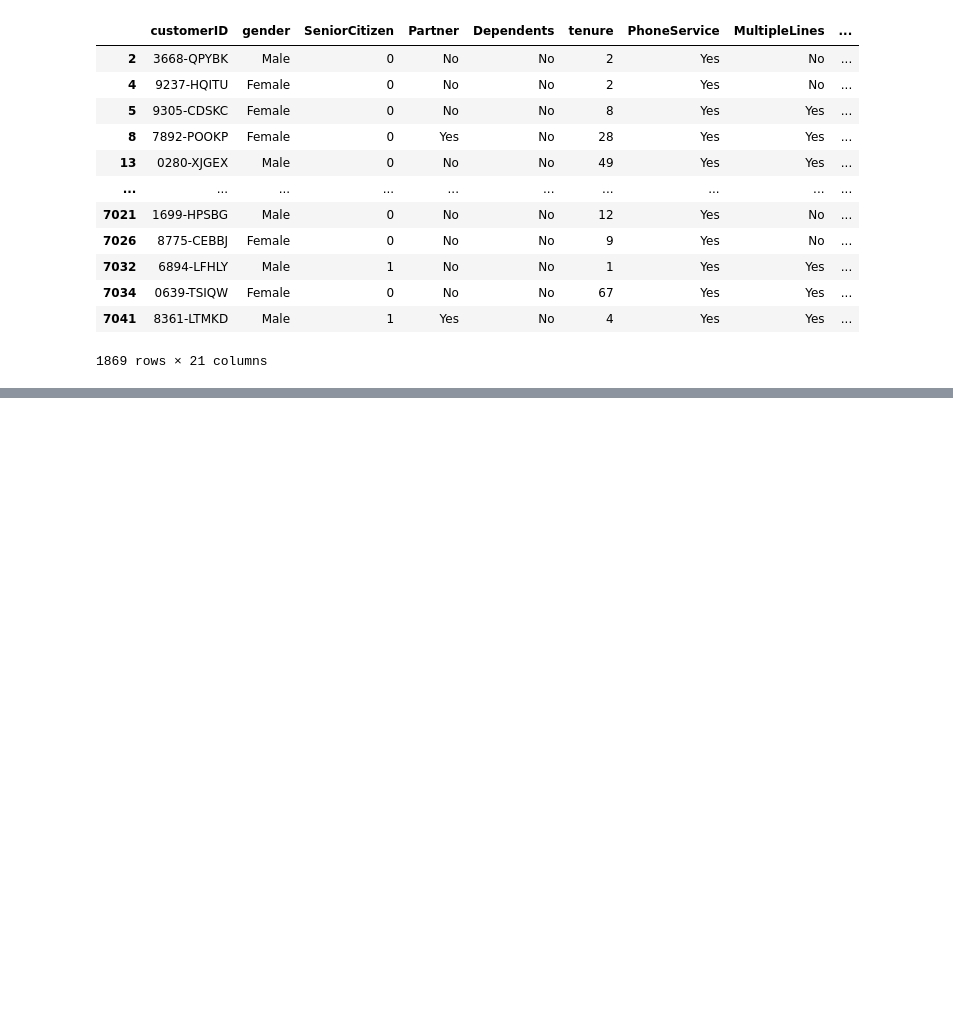
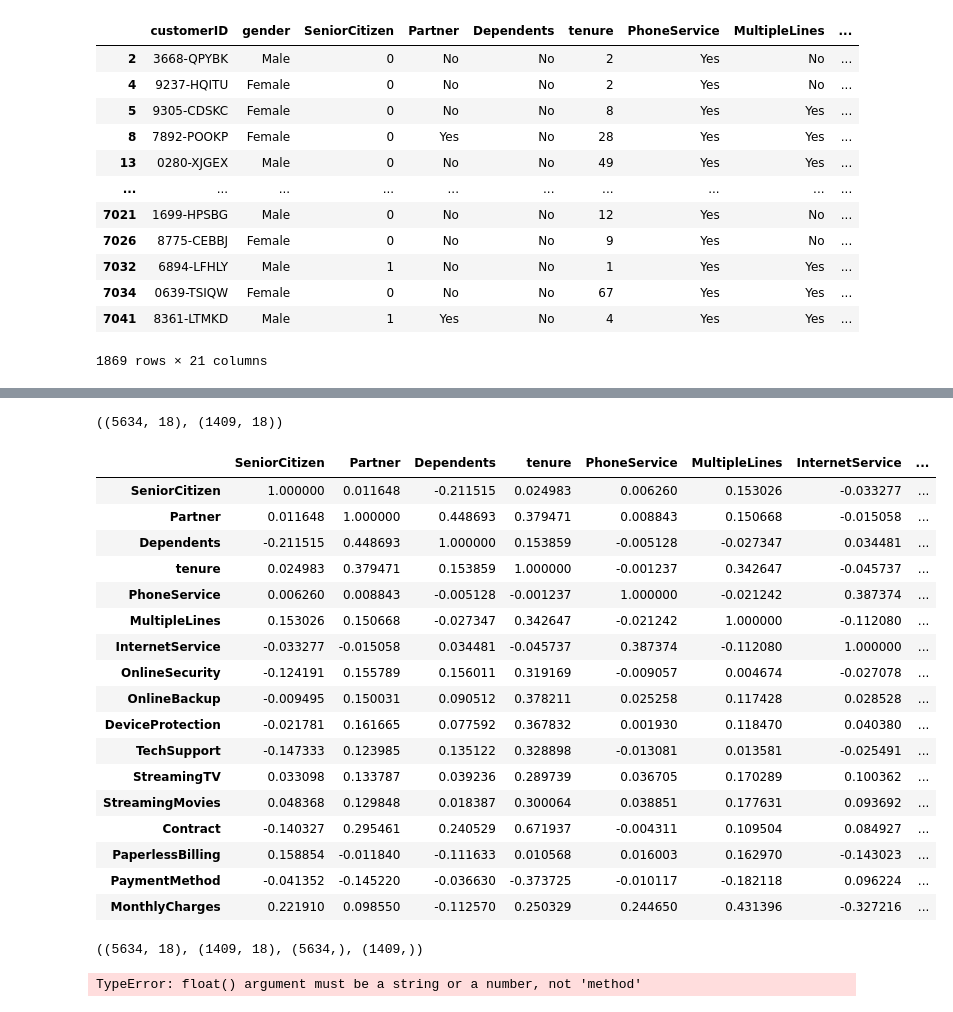
Before and after one commit to Hervnzig/machine_learning_model, a Jupyter notebook: source_code.ipynb, the cells around one changed output, grey strips where cells are left out. Drawn from its saved outputs; the diff is of its cells as text; code cells hidden in the pictures; blank space fills up the shorter version.

```diff
--- a/source_code.ipynb
+++ b/source_code.ipynb
@@ -121,8 +123,8 @@ df_draft.agg(['nunique']).transpose()
 | TotalCharges | 6530 |
 | Churn | 2 |
 # %%
-# We need drop these three columns since they don't reflect any use for the purpose of our model
-df_draft = df_draft.drop(['customerID', 'gender', 'InternetService', 'StreamingMovies', 'StreamingTV', 'PhoneService', 'MultipleLines'], axis=1)
+# We need drop these two columns "gender, and customerID" since they don't reflect any use for the purpose of our model
+df_draft = df_draft.drop(['customerID', 'gender'], axis=1)
 # %%
 df_draft.info()
 # %% [output]
@@ -165,8 +172,11 @@ Churn               False
 dtype: bool
 # %%
 # Filling in missing values for the total charges column
-mean_data = df_draft['TotalCharges'].mean()
-df_draft['TotalCharges'] = df_draft['TotalCharges'].fillna(mean_data)
+# mean_data = df_draft['TotalCharges'].mean()
+# df_draft['TotalCharges'] = df_draft['TotalCharges'].fillna(mean_data)
+
+
+df_draft['TotalCharges']=df_draft['TotalCharges'].fillna(df_draft['TotalCharges'].min)
 df_draft.info()
 # %% [output]
 <class 'pandas.core.frame.DataFrame'>
@@ -247,0 +270,47 @@ plt.pie(churn_in_time['Churn'], labels = churn_in_time.index, autopct='%1.1f%%')
+# %%
+X = df_draft.drop('Churn',axis=1)
+y = df_draft['Churn']
+X_train, X_test, y_train, y_test = train_test_split(X, y, test_size=0.2, random_state=0)
+# %%
+X_train.shape, X_test.shape
+# %% [output]
+((5634, 18), (1409, 18))
+# %%
+X_train.corr()
+# %% [output]
+|  | SeniorCitizen | Partner | Dependents | tenure | PhoneService | MultipleLines | InternetService | ... |
+| SeniorCitizen | 1.000000 | 0.011648 | -0.211515 | 0.024983 | 0.006260 | 0.153026 | -0.033277 | ... |
+| Partner | 0.011648 | 1.000000 | 0.448693 | 0.379471 | 0.008843 | 0.150668 | -0.015058 | ... |
+| Dependents | -0.211515 | 0.448693 | 1.000000 | 0.153859 | -0.005128 | -0.027347 | 0.034481 | ... |
+| tenure | 0.024983 | 0.379471 | 0.153859 | 1.000000 | -0.001237 | 0.342647 | -0.045737 | ... |
+| PhoneService | 0.006260 | 0.008843 | -0.005128 | -0.001237 | 1.000000 | -0.021242 | 0.387374 | ... |
+| MultipleLines | 0.153026 | 0.150668 | -0.027347 | 0.342647 | -0.021242 | 1.000000 | -0.112080 | ... |
+| InternetService | -0.033277 | -0.015058 | 0.034481 | -0.045737 | 0.387374 | -0.112080 | 1.000000 | ... |
+| OnlineSecurity | -0.124191 | 0.155789 | 0.156011 | 0.319169 | -0.009057 | 0.004674 | -0.027078 | ... |
+| OnlineBackup | -0.009495 | 0.150031 | 0.090512 | 0.378211 | 0.025258 | 0.117428 | 0.028528 | ... |
+| DeviceProtection | -0.021781 | 0.161665 | 0.077592 | 0.367832 | 0.001930 | 0.118470 | 0.040380 | ... |
+| TechSupport | -0.147333 | 0.123985 | 0.135122 | 0.328898 | -0.013081 | 0.013581 | -0.025491 | ... |
+| StreamingTV | 0.033098 | 0.133787 | 0.039236 | 0.289739 | 0.036705 | 0.170289 | 0.100362 | ... |
+| StreamingMovies | 0.048368 | 0.129848 | 0.018387 | 0.300064 | 0.038851 | 0.177631 | 0.093692 | ... |
+| Contract | -0.140327 | 0.295461 | 0.240529 | 0.671937 | -0.004311 | 0.109504 | 0.084927 | ... |
+| PaperlessBilling | 0.158854 | -0.011840 | -0.111633 | 0.010568 | 0.016003 | 0.162970 | -0.143023 | ... |
+| PaymentMethod | -0.041352 | -0.145220 | -0.036630 | -0.373725 | -0.010117 | -0.182118 | 0.096224 | ... |
+| MonthlyCharges | 0.221910 | 0.098550 | -0.112570 | 0.250329 | 0.244650 | 0.431396 | -0.327216 | ... |
+# %%
+# model=xgb.XGBClassifier(n_estimators=200,max_depth=5)
+# model.fit(X_train.values,y_train.values)
+
+# Splitting the data and label into training and testing set
+
+X_train, X_test, y_train, y_test = train_test_split(X, y, test_size=0.2) # Allocating 20% of the observation for testing
+X_train.shape, X_test.shape, y_train.shape, y_test.shape
+# %% [output]
+((5634, 18), (1409, 18), (5634,), (1409,))
+# %%
+# predict= model.predict(X_test.values)
+# accuracy_score(y_test.values, predict)
+
+model=xgb.XGBClassifier(n_estimators=200,max_depth=5)
+model.fit(X_train.values,y_train.values)
+# %% [output]
+TypeError: float() argument must be a string or a number, not 'method'
```
Also changed, not shown: parts of 9 cells of this notebook.
